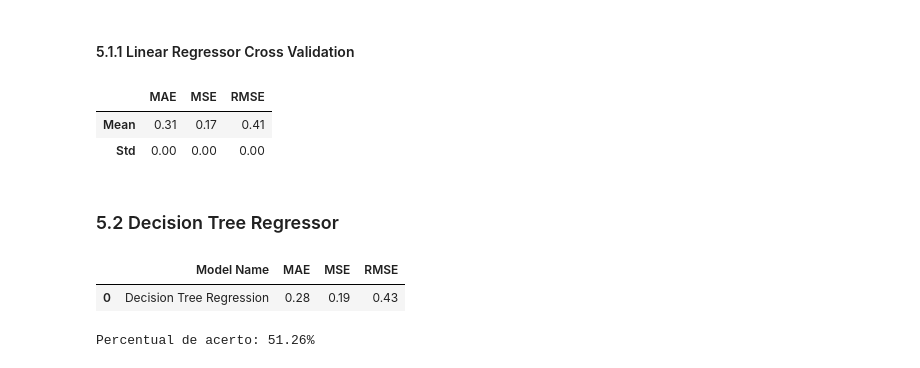
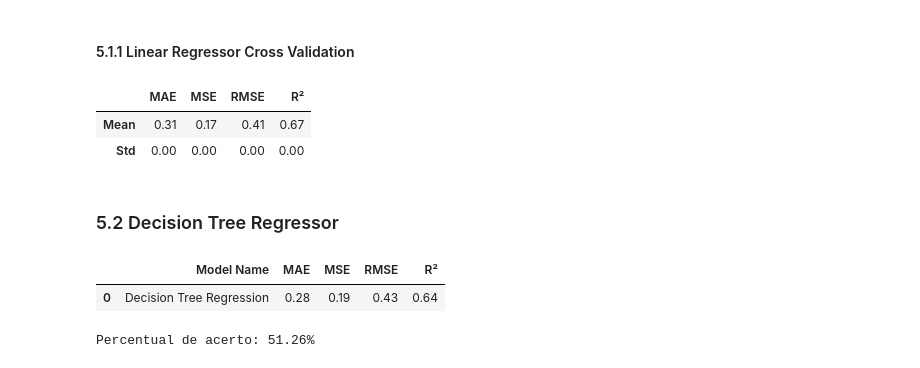
Before and after one commit to aleemarino/beer_review, a Jupyter notebook: tcc.ipynb, the cells around one changed output. Cells and saved outputs as stored; diff of their text form; code cells hidden in the pictures.

Commit message:
segundo treinamento de modelos

```diff
--- a/tcc.ipynb
+++ b/tcc.ipynb
@@ -24,12 +24,14 @@ def ml_error(model_name, y, yhat):
     mae = mean_absolute_error(y, yhat)
     mse = mean_squared_error(y, yhat)
     rmse = np.sqrt(mse)
+    r2 = r2_score(y, yhat)
 
 
     return pd.DataFrame({'Model Name': model_name,
                          'MAE': mae,
                          'MSE': mse,
-                         'RMSE': rmse
+                         'RMSE': rmse,
+                         'R²': r2
                          },
                         index=[0])
 
@@ -39,6 +41,7 @@ def cross_validation(X, y, model, kfold=5):
     mae_list = []
     mse_list = []
     rmse_list = []
+    r2_list = []
 
     #separando a base de validação em 1/n partes e treino em n-1/n partes
     for train_index, val_index in kf.split(X):
@@ -55,16 +58,19 @@ def cross_validation(X, y, model, kfold=5):
         mae = mean_absolute_error(y_val, y_pred)
         mse = mean_squared_error(y_val, y_pred)
         rmse = np.sqrt(mse)
+        r2 = r2_score(y_val, y_pred)
 
         mae_list.append(mae)
         mse_list.append(mse)
         rmse_list.append(rmse)
+        r2_list.append(r2)
 
     #efetua-se a média de cada erro entre os n modelos
     return pd.DataFrame({
         'MAE': [np.mean(mae_list), np.std(mae_list)],
         'MSE': [np.mean(mse_list), np.std(mse_list)],
-        'RMSE': [np.mean(rmse_list), np.std(rmse_list)]
+        'RMSE': [np.mean(rmse_list), np.std(rmse_list)],
+        'R²': [np.mean(r2_list), np.std(r2_list)]
     }, index=['Mean', 'Std'])
 
 
@@ -712,11 +760,13 @@ Percentual de acerto: 51.10%
 # %% [markdown]
 #### 5.1.1 Linear Regressor Cross Validation
 # %%
-cross_validation(X_test_Scaled_Data_Frame, y_test, linear_regressor, kfold=5)
+linear_regressor_cv = cross_validation(X_test_Scaled_Data_Frame, y_test, linear_regressor, kfold=5)
+
+linear_regressor_cv['model'] = "Linear Regression"
 # %% [output]
-|  | MAE | MSE | RMSE |
-| Mean | 0.31 | 0.17 | 0.41 |
-| Std | 0.00 | 0.00 | 0.00 |
+|  | MAE | MSE | RMSE | R² |
+| Mean | 0.31 | 0.17 | 0.41 | 0.67 |
+| Std | 0.00 | 0.00 | 0.00 | 0.00 |
 # %% [markdown]
 ### 5.2 Decision Tree Regressor
 # %%
@@ -743,8 +793,8 @@ decision_tree_result = ml_error('Decision Tree Regression', y_test, decision_tre
 #exibindo o resultado
 decision_tree_result
 # %% [output]
-|  | Model Name | MAE | MSE | RMSE |
-| 0 | Decision Tree Regression | 0.28 | 0.19 | 0.43 |
+|  | Model Name | MAE | MSE | RMSE | R² |
+| 0 | Decision Tree Regression | 0.28 | 0.19 | 0.43 | 0.64 |
 # %%
 result_df = pd.DataFrame({
     'True Value': y_test,
```
Also changed, not shown: parts of 34 cells of this notebook.
